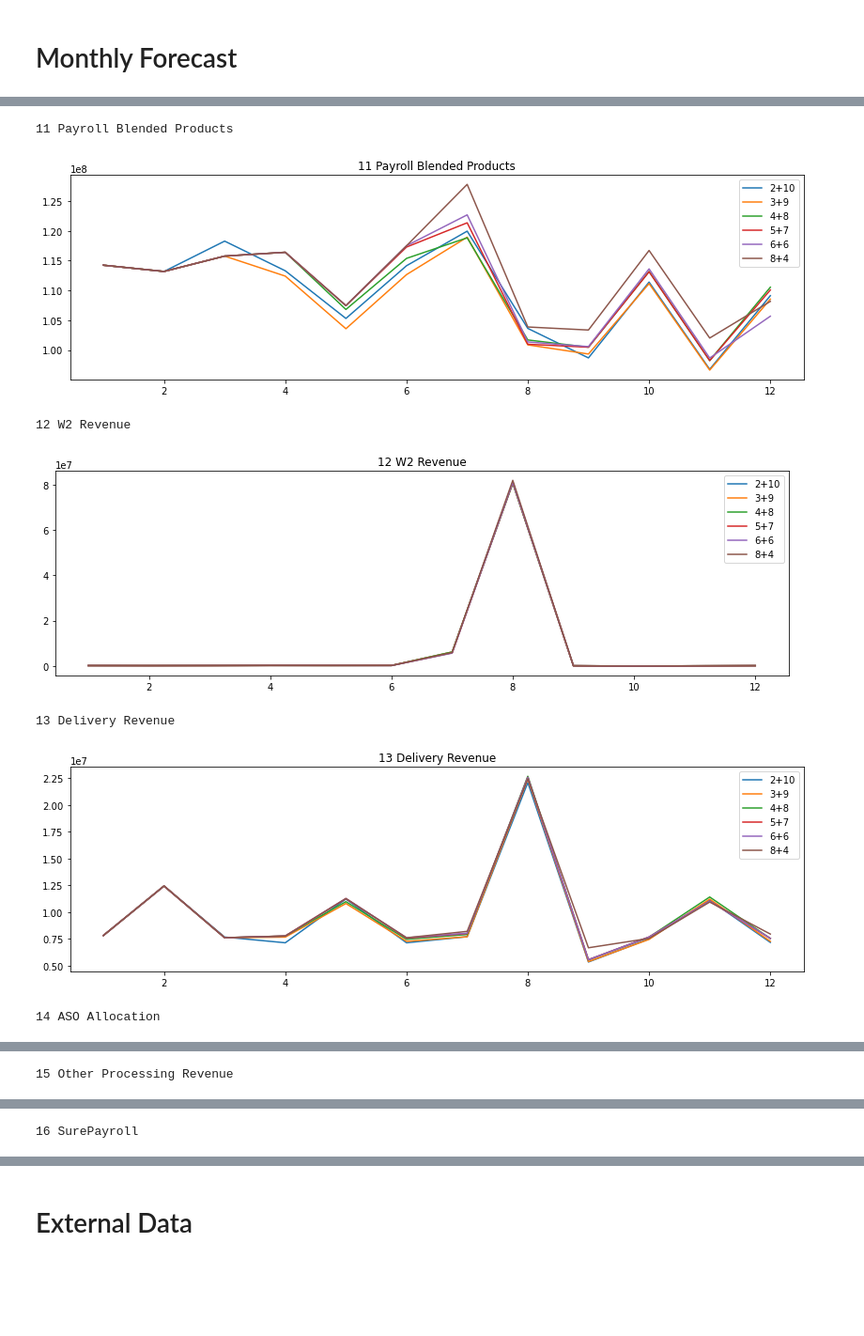
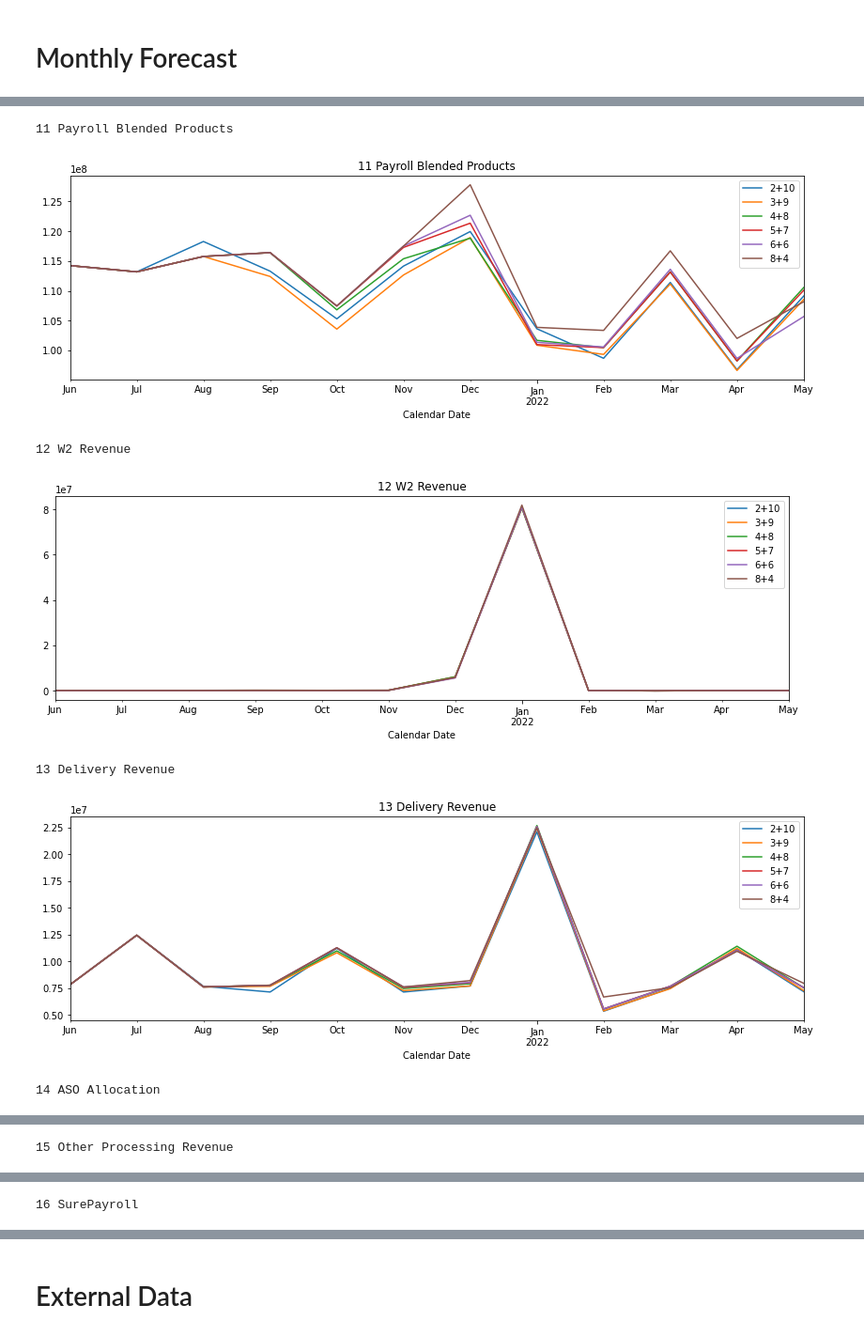
Before and after one commit to jluisjm/Paychex_revenue_forecast, a Jupyter notebook: notebooks/EDA.ipynb, the cells around one changed output, grey strips where cells are left out. Shown at 94% size. Saved outputs shown, nothing was run; the diff lists cells and outputs as text; code cells hidden in the pictures; blank space fills up the shorter version.

```diff
--- a/notebooks/EDA.ipynb
+++ b/notebooks/EDA.ipynb
@@ -186,11 +184,7 @@ fig.show()
 # %% [markdown]
 # Monthly Forecast
 # %%
-df_forecast = df[df['00 period']!=0].loc['Forecast',:].reset_index(level=1)
+df_forecast = df[df['Scenario']=='Forecast']
-# %%
-_ = df_forecast.pop('level_1')
-# %%
-df_forecast = df_forecast.set_index('00 period', append=True)
 # %%
 df_forecast
 # %% [output]
@@ -211,3 +205,3 @@ df_forecast
 # %%
-I = df_forecast.index.get_level_values(0).unique()
-J = df_forecast.columns
+I = df_forecast['Version'].unique()
+J = df_forecast.select_dtypes(include=np.number).columns
@@ -214,17 +225,17 @@ J = df_forecast.columns
 # %%
 for j in J:
     print(j)
     fig, ax = plt.subplots(figsize=(14,4))
     for i in I:
-        plt.plot(df_forecast.loc[i,j], label = i)
+        df_forecast[df_forecast['Version']==i][j].plot(label=i, ax=ax)
     plt.legend()
     plt.title(j)
     plt.show()
 # %% [output]
 11 Payroll Blended Products
-[figure, old version]
+[figure, new version]
 12 W2 Revenue
-[figure, old version]
+[figure, new version]
 13 Delivery Revenue
-[figure, old version]
+[figure, new version]
 14 ASO Allocation
```
Also changed, not shown: parts of 22 cells of this notebook, 5 other files.
